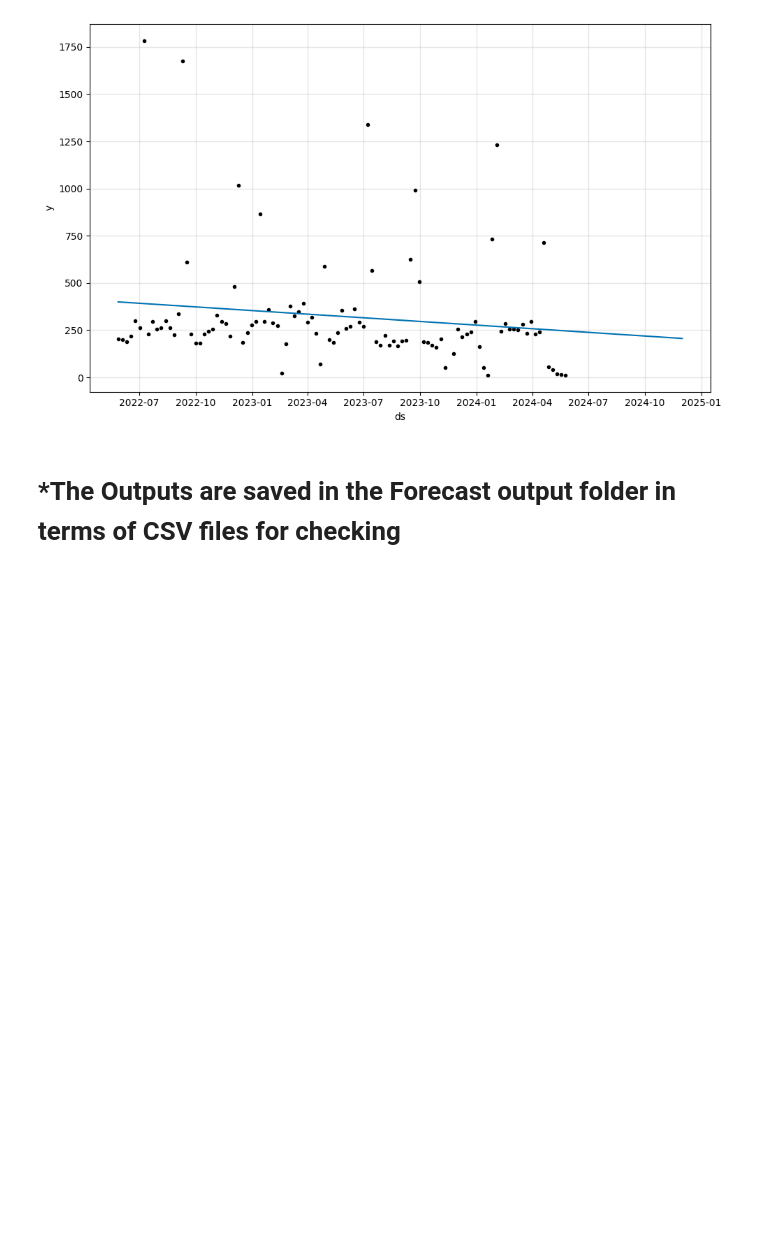
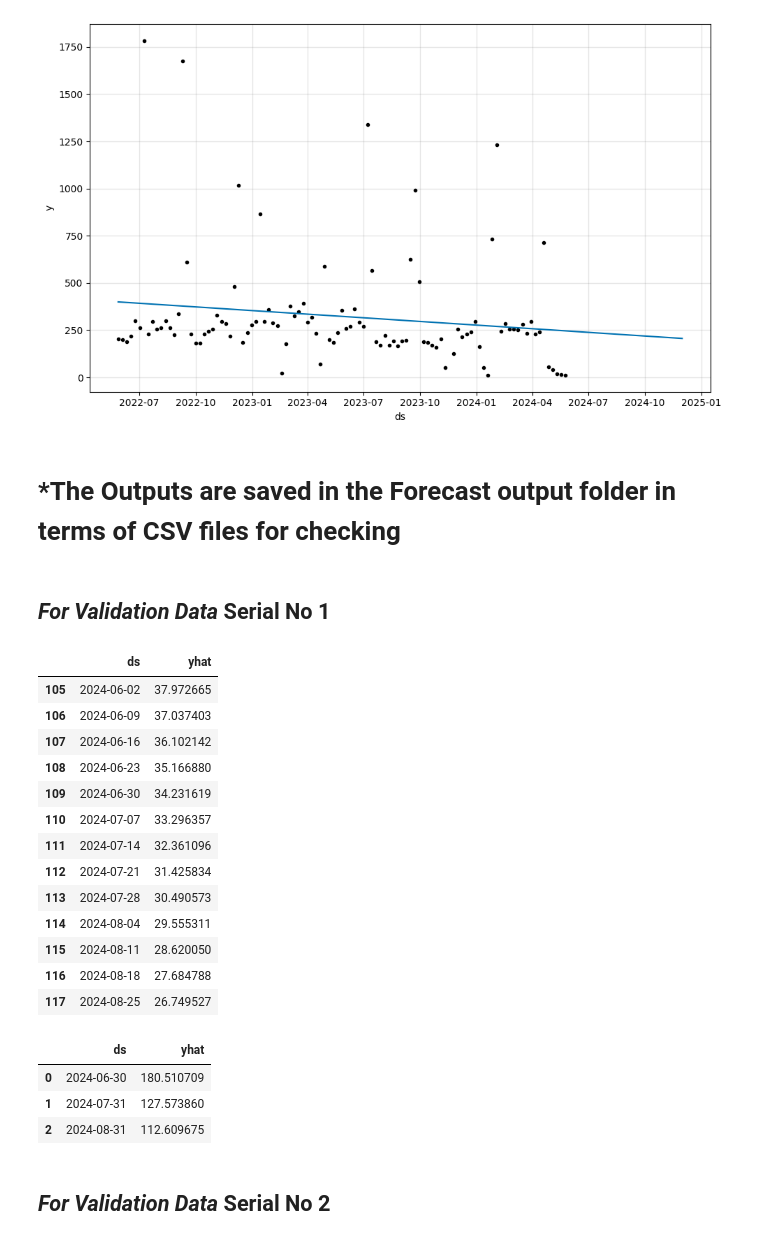
Before and after one commit to Omkar-Gadade/Weekly-Sales-Forecasting, a Jupyter notebook: forecasting_modeling.ipynb, the cells around one changed output. Saved outputs shown, nothing was run; the diff lists cells and outputs as text; code cells hidden in the pictures; blank space fills up the shorter version.

```diff
--- a/forecasting_modeling.ipynb
+++ b/forecasting_modeling.ipynb
@@ -535,3 +924,45 @@ Figure(1000x600)
 forecast_result[['ds', 'yhat']].to_csv("Forecast output (csv_files)/forecast_sep_oct_nov_2024_Model_Serial_No_5.csv", index=False)
 # %% [markdown]
 # *The Outputs are saved in the Forecast output folder in terms of CSV files for checking
+# %% [markdown]
+## *For Validation Data* Serial No 1
+# %%
+model = joblib.load("Final_Models (pkl_files)/prophet_bestmodel_Serial_no1.pkl")
+# %%
+future = model.make_future_dataframe(periods=28, freq='W')  # Weekly frequency
+# %%
+forecast = model.predict(future)
+
+# Filter only for the forecasted june-july-august range
+forecast_result = forecast[(forecast['ds'] >= '2024-06-01') & (forecast['ds'] <= '2024-08-30')]
+
+# Display relevant forecast columns
+df_val_s1 = forecast_result[['ds', 'yhat']]
+# %%
+df_val_s1
+# %% [output]
+|  | ds | yhat |
+| 105 | 2024-06-02 | 37.972665 |
+| 106 | 2024-06-09 | 37.037403 |
+| 107 | 2024-06-16 | 36.102142 |
+| 108 | 2024-06-23 | 35.166880 |
+| 109 | 2024-06-30 | 34.231619 |
+| 110 | 2024-07-07 | 33.296357 |
+| 111 | 2024-07-14 | 32.361096 |
+| 112 | 2024-07-21 | 31.425834 |
+| 113 | 2024-07-28 | 30.490573 |
+| 114 | 2024-08-04 | 29.555311 |
+| 115 | 2024-08-11 | 28.620050 |
+| 116 | 2024-08-18 | 27.684788 |
+| 117 | 2024-08-25 | 26.749527 |
+# %%
+# Group df_val_s1 by month end
+df_val_s1_monthly = df_val_s1.resample('ME', on='ds').sum().reset_index()
+df_val_s1_monthly
+# %% [output]
+|  | ds | yhat |
+| 0 | 2024-06-30 | 180.510709 |
+| 1 | 2024-07-31 | 127.573860 |
+| 2 | 2024-08-31 | 112.609675 |
+# %% [markdown]
+## *For Validation Data* Serial No 2
```
Also changed, not shown: parts of 61 cells of this notebook, 2 other files.
